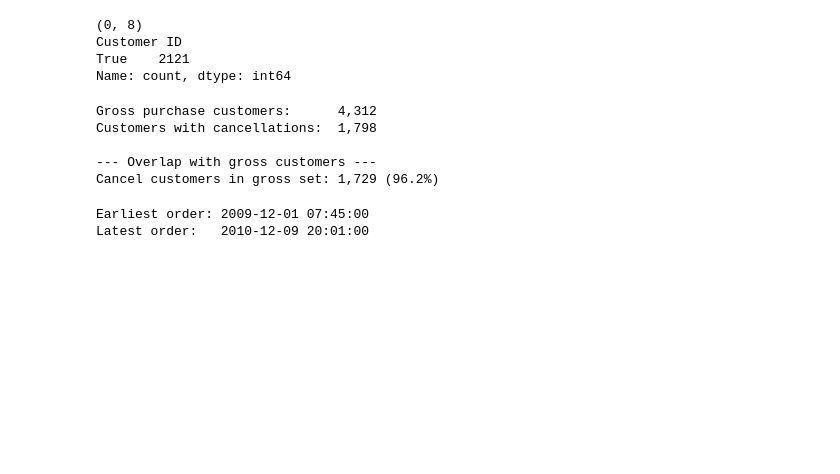
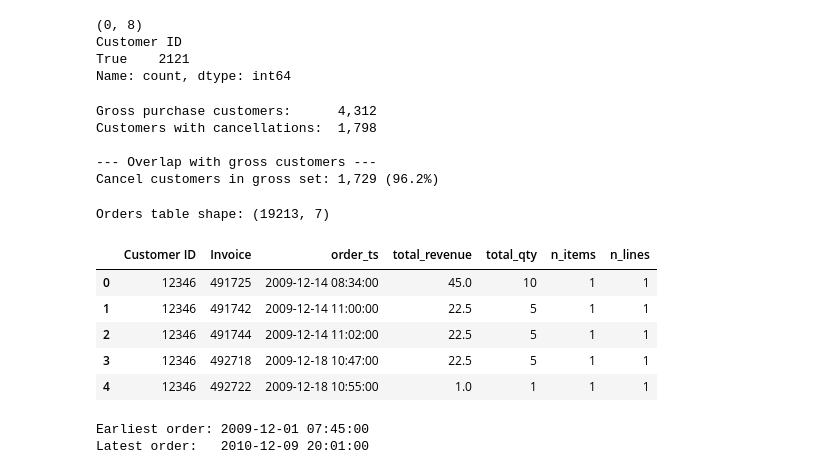
Before and after one commit to eugenefkim/engagement-risk-ml, a Jupyter notebook: notebooks/01_eda.ipynb, the cells around one changed output. Cells and saved outputs as stored; diff of their text form; code cells hidden in the pictures; blank space fills up the shorter version.

```diff
--- a/notebooks/01_eda.ipynb
+++ b/notebooks/01_eda.ipynb
@@ -170,6 +171,36 @@ Customers with cancellations:  1,798
 
 --- Overlap with gross customers ---
 Cancel customers in gross set: 1,729 (96.2%)
+# %%
+# ─────────────────────────────────────────────────────────────
+# Order-Level Table Construction
+# Aggregate line-item transactions to one row per order,
+# computing total revenue, quantity, and item diversity
+# ─────────────────────────────────────────────────────────────
+
+orders = (
+    df_clean
+    .groupby(["Customer ID", "Invoice"])
+    .agg(
+        order_ts      =("InvoiceDate",  "min"),
+        total_revenue =("Revenue",      "sum"),
+        total_qty     =("Quantity",     "sum"),
+        n_items       =("StockCode", "nunique"),
+        n_lines       =("StockCode",   "size"),
+    )
+    .reset_index()
+)
+
+print("Orders table shape:", orders.shape)
+orders.head()
+# %% [output]
+Orders table shape: (19213, 7)
+|  | Customer ID | Invoice | order_ts | total_revenue | total_qty | n_items | n_lines |
+| 0 | 12346 | 491725 | 2009-12-14 08:34:00 | 45.0 | 10 | 1 | 1 |
+| 1 | 12346 | 491742 | 2009-12-14 11:00:00 | 22.5 | 5 | 1 | 1 |
+| 2 | 12346 | 491744 | 2009-12-14 11:02:00 | 22.5 | 5 | 1 | 1 |
+| 3 | 12346 | 492718 | 2009-12-18 10:47:00 | 22.5 | 5 | 1 | 1 |
+| 4 | 12346 | 492722 | 2009-12-18 10:55:00 | 1.0 | 1 | 1 | 1 |
 # %%
 # ─────────────────────────────────────────────────────────────
 # Sanity Check — Date Range
```
Also changed, not shown: parts of 6 cells of this notebook.
